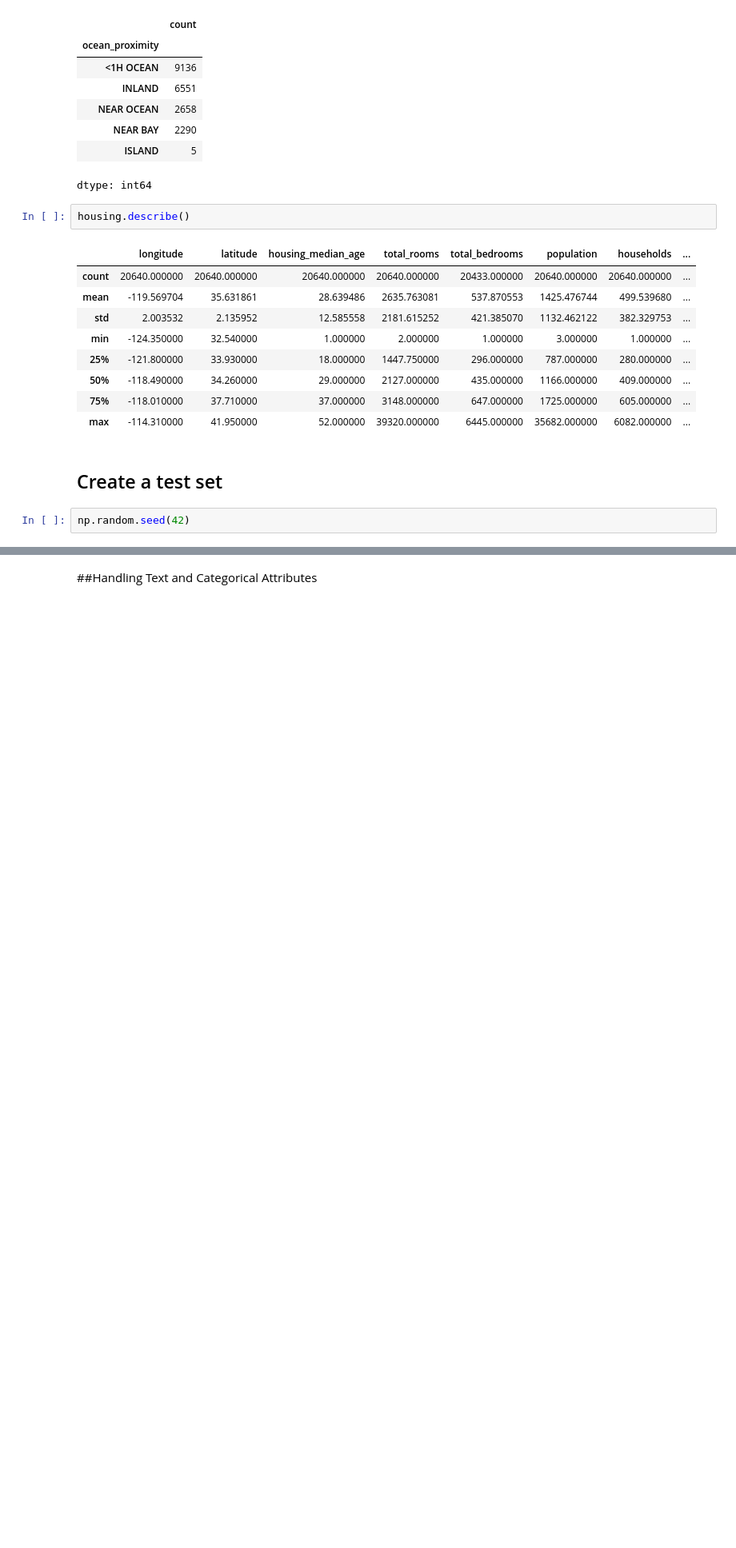
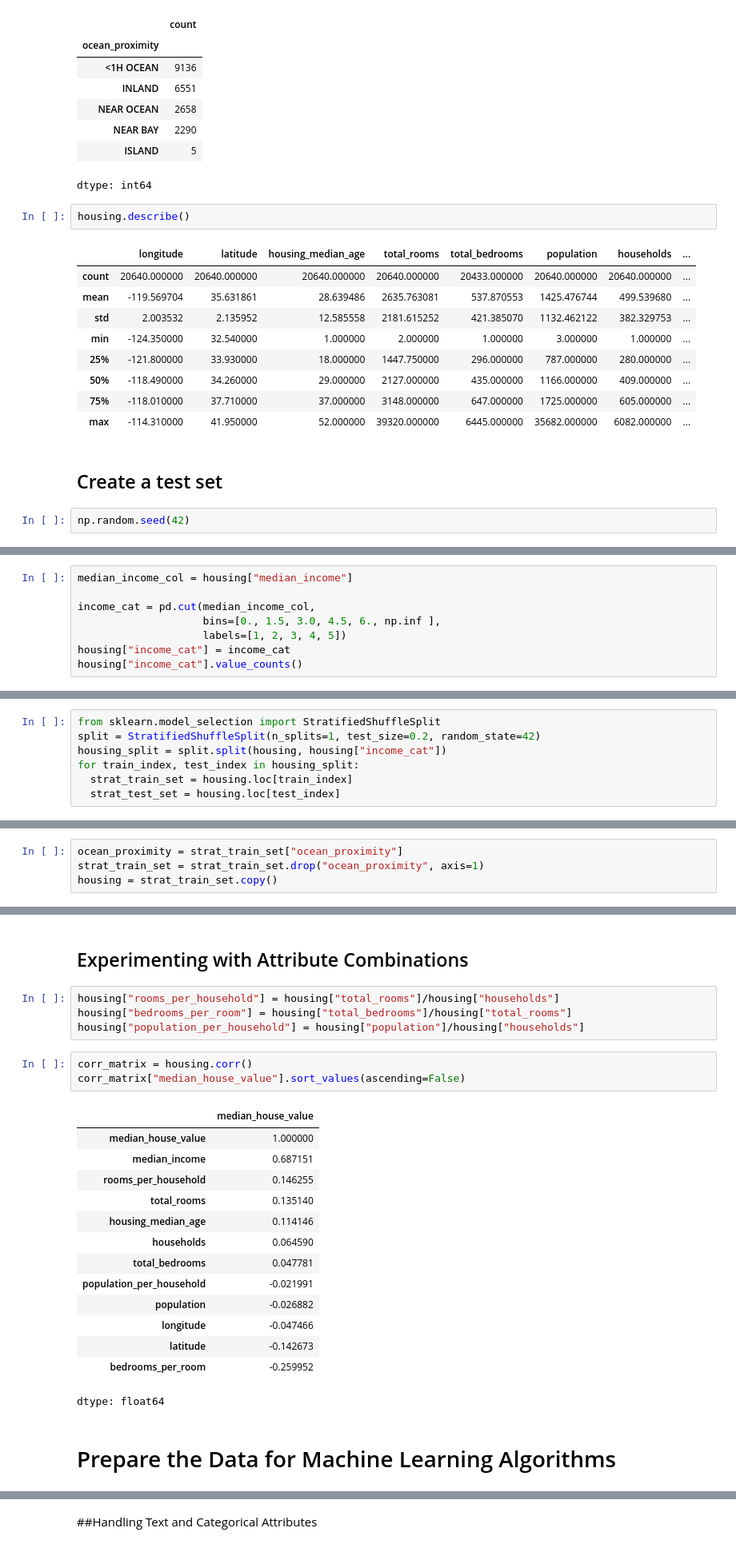
Before and after one commit to Raman-Khiva/machine_learning-learning, a Jupyter notebook: HOML_Eg_1_2_Project_California_house_rent_predictor.ipynb, the cells around one changed output, grey strips where cells are left out. Shown at 80% size. Saved outputs shown, nothing was run; the diff lists cells and outputs as text; blank space fills up the shorter version.

Commit message:
Cleaning Data

```diff
--- a/HOML_Eg_1_2_Project_California_house_rent_predictor.ipynb
+++ b/HOML_Eg_1_2_Project_California_house_rent_predictor.ipynb
@@ -84,0 +87,8 @@ train_set, test_set = split_train_test(housing, 0.2)
+# %%
+median_income_col = housing["median_income"]
+
+income_cat = pd.cut(median_income_col,
+                    bins=[0., 1.5, 3.0, 4.5, 6., np.inf ],
+                    labels=[1, 2, 3, 4, 5])
+housing["income_cat"] = income_cat
+housing["income_cat"].value_counts()
@@ -84,0 +104,7 @@ train_set, test_set = split_train_test(housing, 0.2)
+# %%
+from sklearn.model_selection import StratifiedShuffleSplit
+split = StratifiedShuffleSplit(n_splits=1, test_size=0.2, random_state=42)
+housing_split = split.split(housing, housing["income_cat"])
+for train_index, test_index in housing_split:
+  strat_train_set = housing.loc[train_index]
+  strat_test_set = housing.loc[test_index]
@@ -84,0 +145,4 @@ train_set, test_set = split_train_test(housing, 0.2)
+# %%
+ocean_proximity = strat_train_set["ocean_proximity"]
+strat_train_set = strat_train_set.drop("ocean_proximity", axis=1)
+housing = strat_train_set.copy()
@@ -84,0 +166,26 @@ train_set, test_set = split_train_test(housing, 0.2)
+# %% [markdown]
+## Experimenting with Attribute Combinations
+# %%
+housing["rooms_per_household"] = housing["total_rooms"]/housing["households"]
+housing["bedrooms_per_room"] = housing["total_bedrooms"]/housing["total_rooms"]
+housing["population_per_household"] = housing["population"]/housing["households"]
+# %%
+corr_matrix = housing.corr()
+corr_matrix["median_house_value"].sort_values(ascending=False)
+# %% [output]
+|  | median_house_value |
+| median_house_value | 1.000000 |
+| median_income | 0.687151 |
+| rooms_per_household | 0.146255 |
+| total_rooms | 0.135140 |
+| housing_median_age | 0.114146 |
+| households | 0.064590 |
+| total_bedrooms | 0.047781 |
+| population_per_household | -0.021991 |
+| population | -0.026882 |
+| longitude | -0.047466 |
+| latitude | -0.142673 |
+| bedrooms_per_room | -0.259952 |
+dtype: float64
+# %% [markdown]
+# Prepare the Data for Machine Learning Algorithms
```
Also changed, not shown: parts of 16 cells of this notebook.
